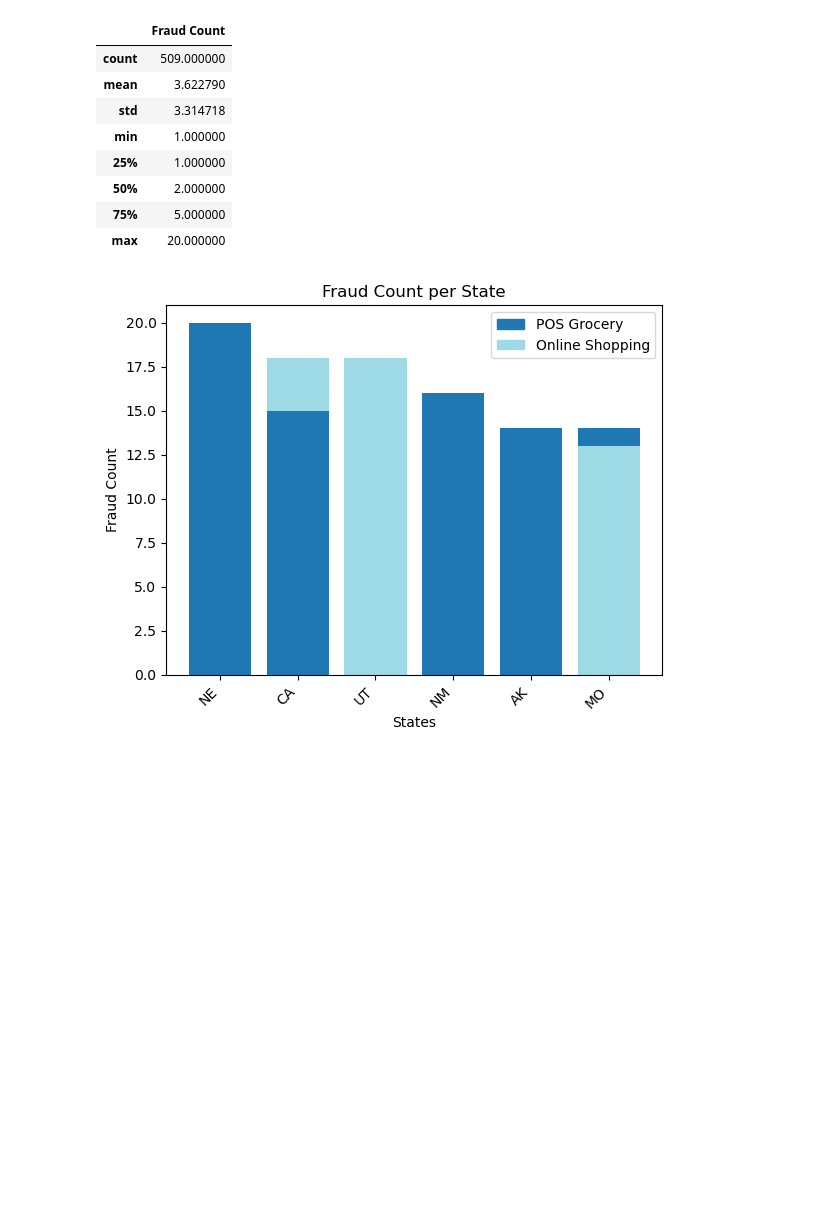
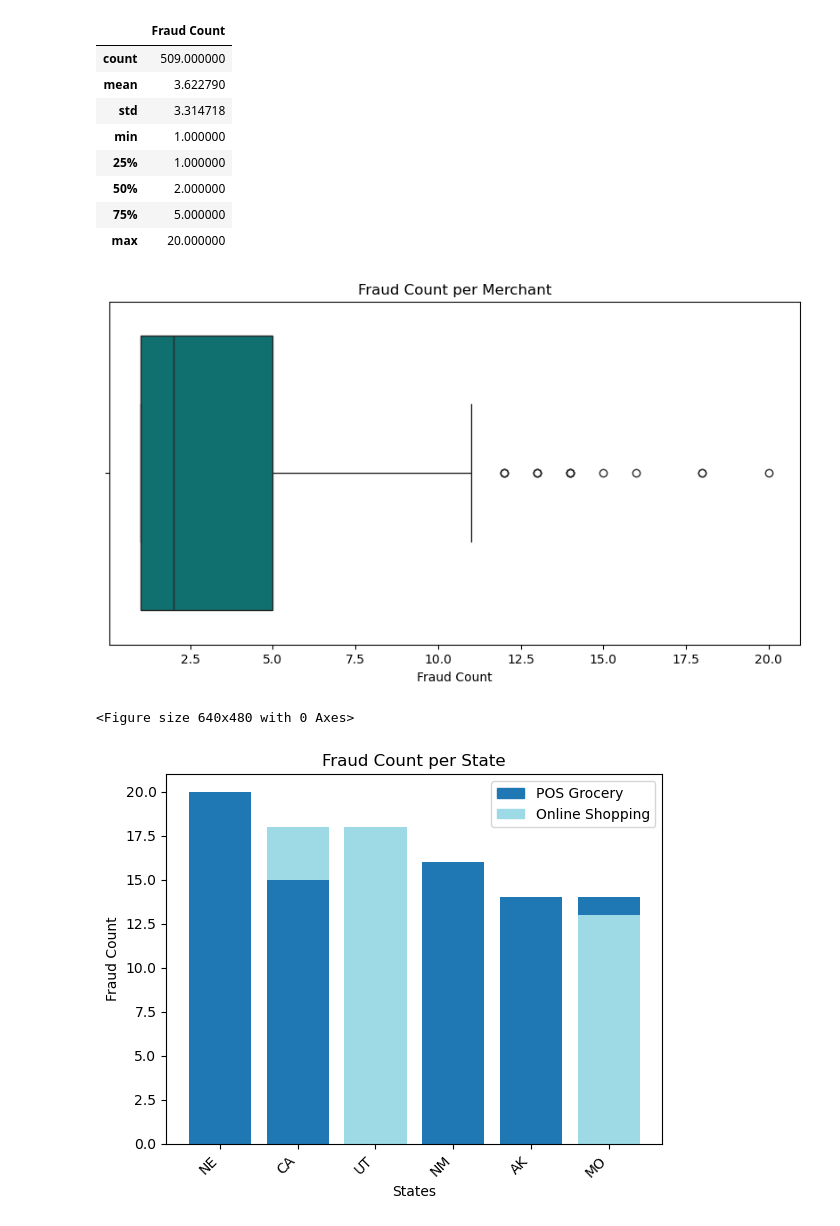
Before and after one commit to LackOfWitness/west-us-credit-card-fraud, a Jupyter notebook: Credit_Card_Fraud_Analysis-Team3-/credit_card_fraud_analysis.ipynb, the cells around one changed output. Saved outputs shown, nothing was run; the diff lists cells and outputs as text; code cells hidden in the pictures; blank space fills up the shorter version.

```diff
--- a/Credit_Card_Fraud_Analysis-Team3-/credit_card_fraud_analysis.ipynb
+++ b/Credit_Card_Fraud_Analysis-Team3-/credit_card_fraud_analysis.ipynb
@@ -414,6 +409,19 @@ merchant_fraud_df.head()
 | 50% | 2.000000 |
 | 75% | 5.000000 |
 | max | 20.000000 |
+# %%
+# Create a wisker plot for the fraud count per merchant in sorted_merchant_fraud_df
+plt.figure(figsize=(10, 5))
+sns.boxplot(x=sorted_merchant_fraud_df['Fraud Count'], color='teal')
+plt.title('Fraud Count per Merchant')
+plt.xlabel('Fraud Count')
+plt.show()
+
+# Save the figure
+plt.savefig("Visualizations/FraudCountPerMerchant_boxplot.png")
+# %% [output]
+[figure, added]
+<Figure size 640x480 with 0 Axes>
 # %%
 import matplotlib.pyplot as plt
 
```
Also changed, not shown: parts of 2 cells of this notebook, 1 other file.
